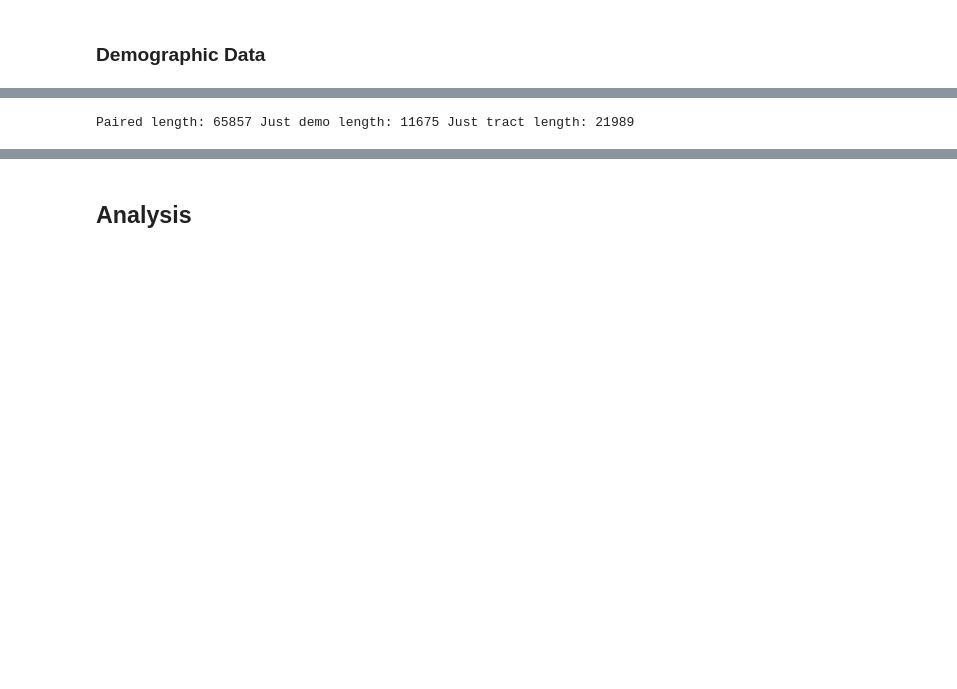
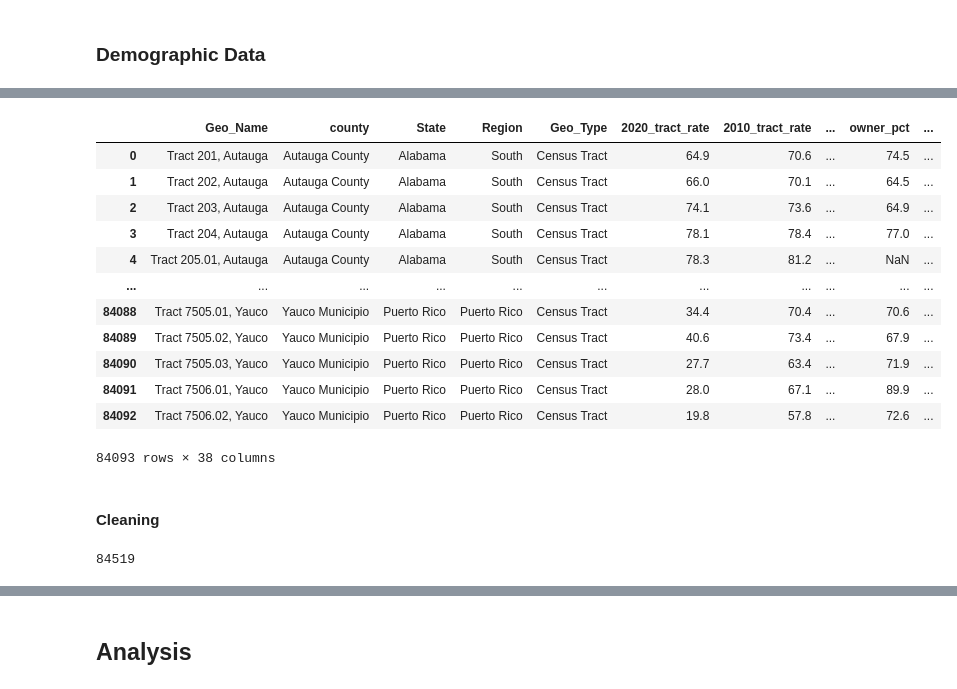
Before and after one commit to tdiffendal/USAT, a Jupyter notebook: census-responses/census_responses_colab.ipynb, the cells around one changed output, grey strips where cells are left out. Cells and saved outputs as stored; diff of their text form; code cells hidden in the pictures; blank space fills up the shorter version.

```diff
--- a/census-responses/census_responses_colab.ipynb
+++ b/census-responses/census_responses_colab.ipynb
@@ -395,12 +251,59 @@ key_diff1.merge(tracts[['tractNum', 'GEO_ID', 'State']].drop_duplicates(subset=[
-# %%
-print(
-    'Paired length:', len(temp[['GEO_ID','GISJOIN','tractNum','STATE','State']]),
-    'Just demo length:',
-    len(key_diff2.merge(demo[['GISJOIN','tractNum', 'STATE']].drop_duplicates(
-        subset=['tractNum', 'STATE']), how='left')),
-    'Just tract length:',
-    len(key_diff1.merge(tracts[['tractNum', 'GEO_ID', 'State']].drop_duplicates(
-        subset=['tractNum', 'State']), how='left'))
-)
-# %% [output]
-Paired length: 65857 Just demo length: 11675 Just tract length: 21989
+# %%
+#load census demographic data, join
+
+## demographics data
+temp1 = pd.read_csv('/content/drive/Shared drives/Shared Items/census-responses/data/acs_demographics/ACSDP5Y2018.DP05_data_with_overlays_2020-07-02T144029.csv',
+                    usecols = [0,1,2,70,148,152,156,176,208,228,232,284,304,342],
+                    names = ['GEO_ID', 'NAME','total_population','median_age',
+                             'white_pct','black_pct','native_pct','asian_pct',
+                             'pacific_pct','other_pct','two_pct','latino_pct',
+                             'notLatino_pct','house_units'], skiprows=1)
+
+### housing data
+temp2 = pd.read_csv('/content/drive/Shared drives/Shared Items/census-responses/data/acs_housing/ACSDP5Y2018.DP04_data_with_overlays_2020-07-02T161352.csv',
+                    usecols = [0,1,8,12,28,52,56,184,188,300,354,568],
+                    names = ['GEO_ID', 'NAME','occupied_pct','vacant_pct',
+                             'house_pct','bigapt_pct','mobilehome_pct',
+                             'owner_pct','renter_pct','no_telephone_pct',
+                             'median_value','rent_more_35_pct'], skiprows=2)
+
+## income data
+temp3 = pd.read_csv('/content/drive/Shared drives/Shared Items/census-responses/data/acs_income/ACSST5Y2018.S1901_data_with_overlays_2020-07-02T160659.csv',
+                    usecols = [0,1,90],
+                    names = ['GEO_ID', 'NAME','median_income'], skiprows=2)
+
+## internet access data
+temp4 = pd.read_csv('/content/drive/Shared drives/Shared Items/census-responses/data/acs_internet_access/ACSDT5Y2018.B28002_data_with_overlays_2020-07-02T154751.csv',
+                    usecols = [0,1,2,26],
+                    names = ['GEO_ID', 'NAME','total_comp', 'no_int'], skiprows=2)
+
+#create new column to get % without internet instead of whole number
+temp4['no_int_pct'] = temp4.no_int * 100 / temp4.total_comp
+cols = ['GEO_ID', 'NAME', 'no_int_pct']
+temp4 = temp4[cols]
+# %%
+## merge demographic and response rate data
+
+frames = [temp1, temp2, temp3, temp4]
+
+# merge to create new df with response rates and demos for all tracts
+from functools import reduce
+demo = reduce(lambda  left,right: pd.merge(left,right,on=['GEO_ID', 'NAME'],
+                                            how='left'), frames)
+temp = pd.merge(tracts, demo, on=['GEO_ID'], how = 'left')
+
+temp
+# %% [output]
+|  | Geo_Name | county | State | Region | Geo_Type | 2020_tract_rate | 2010_tract_rate | ... | owner_pct | ... |
+| 0 | Tract 201, Autauga | Autauga County | Alabama | South | Census Tract | 64.9 | 70.6 | ... | 74.5 | ... |
+| 1 | Tract 202, Autauga | Autauga County | Alabama | South | Census Tract | 66.0 | 70.1 | ... | 64.5 | ... |
+| 2 | Tract 203, Autauga | Autauga County | Alabama | South | Census Tract | 74.1 | 73.6 | ... | 64.9 | ... |
+| 3 | Tract 204, Autauga | Autauga County | Alabama | South | Census Tract | 78.1 | 78.4 | ... | 77.0 | ... |
+| 4 | Tract 205.01, Autauga | Autauga County | Alabama | South | Census Tract | 78.3 | 81.2 | ... | NaN | ... |
+| ... | ... | ... | ... | ... | ... | ... | ... | ... | ... | ... |
+| 84088 | Tract 7505.01, Yauco | Yauco Municipio | Puerto Rico | Puerto Rico | Census Tract | 34.4 | 70.4 | ... | 70.6 | ... |
+| 84089 | Tract 7505.02, Yauco | Yauco Municipio | Puerto Rico | Puerto Rico | Census Tract | 40.6 | 73.4 | ... | 67.9 | ... |
+| 84090 | Tract 7505.03, Yauco | Yauco Municipio | Puerto Rico | Puerto Rico | Census Tract | 27.7 | 63.4 | ... | 71.9 | ... |
+| 84091 | Tract 7506.01, Yauco | Yauco Municipio | Puerto Rico | Puerto Rico | Census Tract | 28.0 | 67.1 | ... | 89.9 | ... |
+| 84092 | Tract 7506.02, Yauco | Yauco Municipio | Puerto Rico | Puerto Rico | Census Tract | 19.8 | 57.8 | ... | 72.6 | ... |
+84093 rows × 38 columns
@@ -407,3 +312,9 @@ Paired length: 65857 Just demo length: 11675 Just tract length: 21989
+# %% [markdown]
+#### Cleaning
+# %%
+len(tracts2010)
+# %% [output]
+84519
 # %%
 ## difference in row numbers
 # Identify what values are in tracts and not in demo
```
Also changed, not shown: parts of 50 cells of this notebook.
